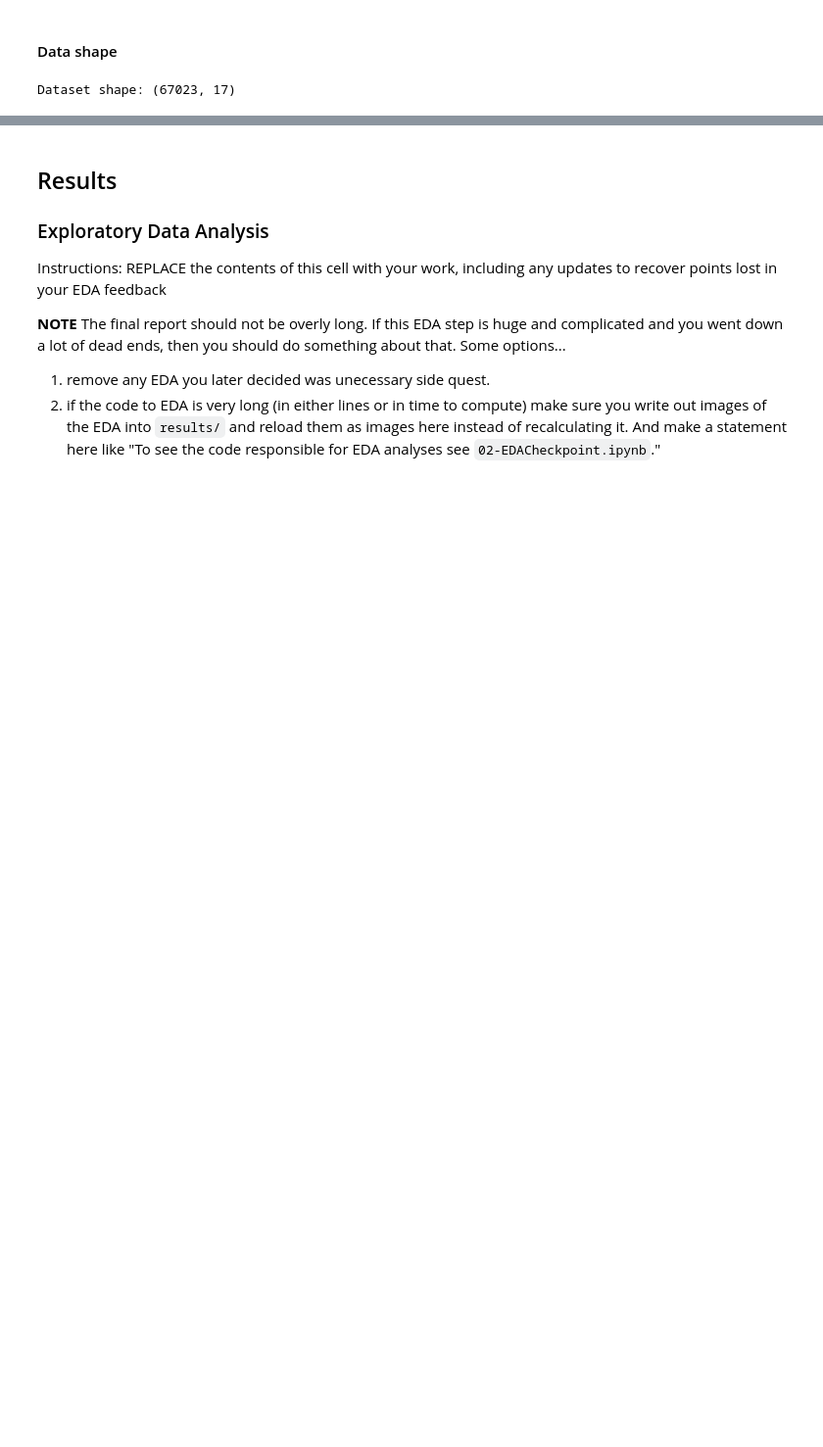
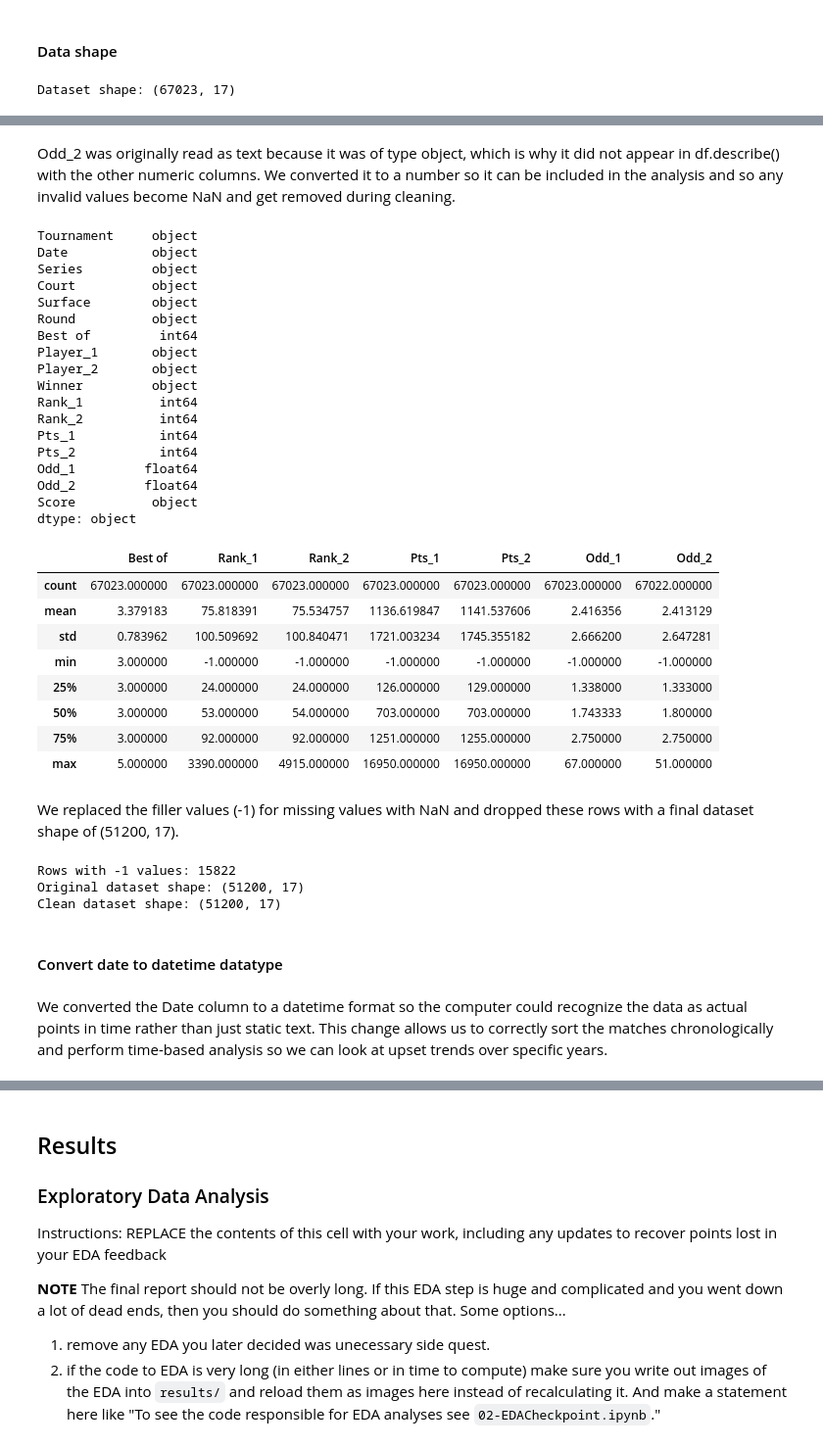
Before and after one commit to COGS108/Group027_WI26, a Jupyter notebook: 03-FinalProject.ipynb, the cells around one changed output, grey strips where cells are left out. Shown at 98% size. Drawn from its saved outputs; the diff is of its cells as text; code cells hidden in the pictures; blank space fills up the shorter version.

```diff
--- a/03-FinalProject.ipynb
+++ b/03-FinalProject.ipynb
@@ -208,0 +246,4 @@ Dataset shape: (67023, 17)
+# %%
+df['Odd_2'] = pd.to_numeric(df['Odd_2'], errors = 'coerce')
+
+print(df.dtypes)
@@ -208,0 +269,55 @@ Dataset shape: (67023, 17)
+# %% [markdown]
+Odd_2 was originally read as text because it was of type object, which is why it did not appear in df.describe() with the other numeric columns. We converted it to a number so it can be included in the analysis and so any invalid values become NaN and get removed during cleaning.
+# %%
+print(df.dtypes)
+# Again use describe to check if there are invalid values in Odd_2 like Odd_1
+df.describe()
+# %% [output]
+Tournament     object
+Date           object
+Series         object
+Court          object
+Surface        object
+Round          object
+Best of         int64
+Player_1       object
+Player_2       object
+Winner         object
+Rank_1          int64
+Rank_2          int64
+Pts_1           int64
+Pts_2           int64
+Odd_1         float64
+Odd_2         float64
+Score          object
+dtype: object
+|  | Best of | Rank_1 | Rank_2 | Pts_1 | Pts_2 | Odd_1 | Odd_2 |
+| count | 67023.000000 | 67023.000000 | 67023.000000 | 67023.000000 | 67023.000000 | 67023.000000 | 67022.000000 |
+| mean | 3.379183 | 75.818391 | 75.534757 | 1136.619847 | 1141.537606 | 2.416356 | 2.413129 |
+| std | 0.783962 | 100.509692 | 100.840471 | 1721.003234 | 1745.355182 | 2.666200 | 2.647281 |
+| min | 3.000000 | -1.000000 | -1.000000 | -1.000000 | -1.000000 | -1.000000 | -1.000000 |
+| 25% | 3.000000 | 24.000000 | 24.000000 | 126.000000 | 129.000000 | 1.338000 | 1.333000 |
+| 50% | 3.000000 | 53.000000 | 54.000000 | 703.000000 | 703.000000 | 1.743333 | 1.800000 |
+| 75% | 3.000000 | 92.000000 | 92.000000 | 1251.000000 | 1255.000000 | 2.750000 | 2.750000 |
+| max | 5.000000 | 3390.000000 | 4915.000000 | 16950.000000 | 16950.000000 | 67.000000 | 51.000000 |
+# %% [markdown]
+We replaced the filler values (-1) for missing values with NaN and dropped these rows with a final dataset shape of (51200, 17).
+# %%
+print('Rows with -1 values:', (df == -1).any(axis = 1).sum())
+df = df.replace(-1, pd.NA).dropna()
+print('Original dataset shape:', df.shape)
+print('Clean dataset shape:', df.shape)
+
+# re-cast the numeric columns because replace function makes values datatype "object"
+num_cols = ["Rank_1","Rank_2","Pts_1","Pts_2","Odd_1","Odd_2","Best of"]
+for c in num_cols:
+    if c in df.columns:
+        df[c] = pd.to_numeric(df[c], errors="coerce")
+# %% [output]
+Rows with -1 values: 15822
+Original dataset shape: (51200, 17)
+Clean dataset shape: (51200, 17)
+# %% [markdown]
+#### Convert date to datetime datatype
+# %% [markdown]
+We converted the Date column to a datetime format so the computer could recognize the data as actual points in time rather than just static text. This change allows us to correctly sort the matches chronologically and perform time-based analysis so we can look at upset trends over specific years.
```
Also changed, not shown: parts of 20 cells of this notebook.
